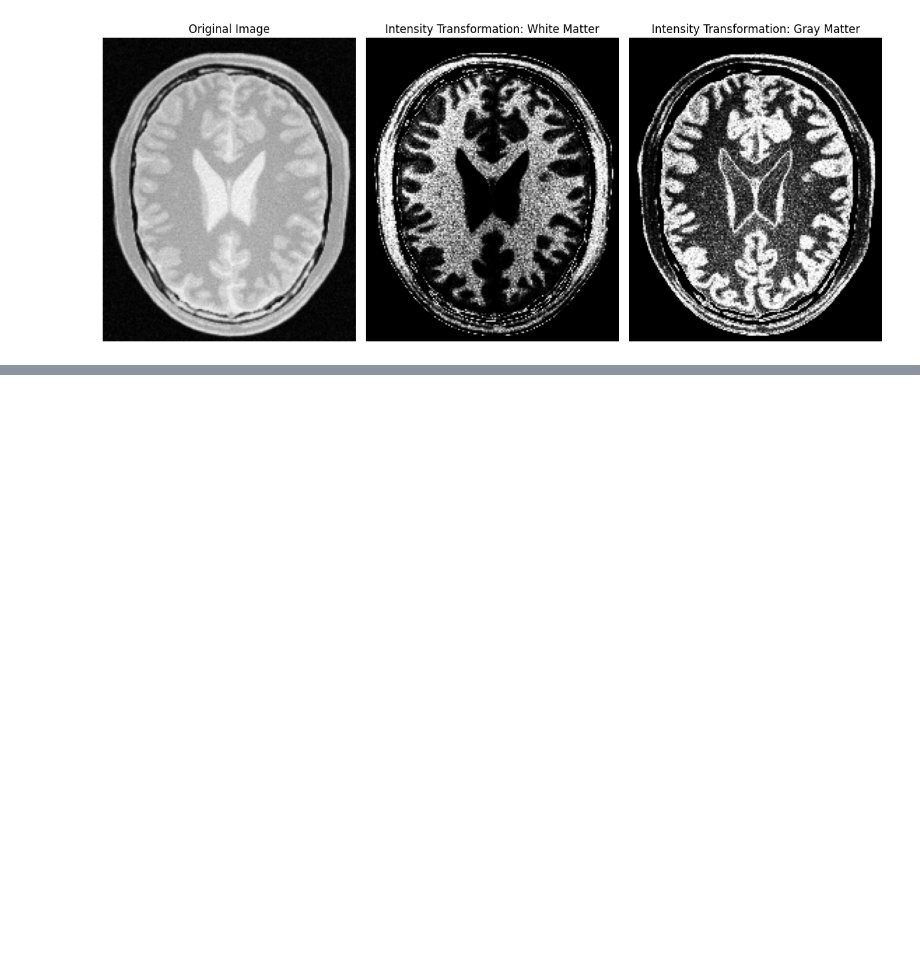
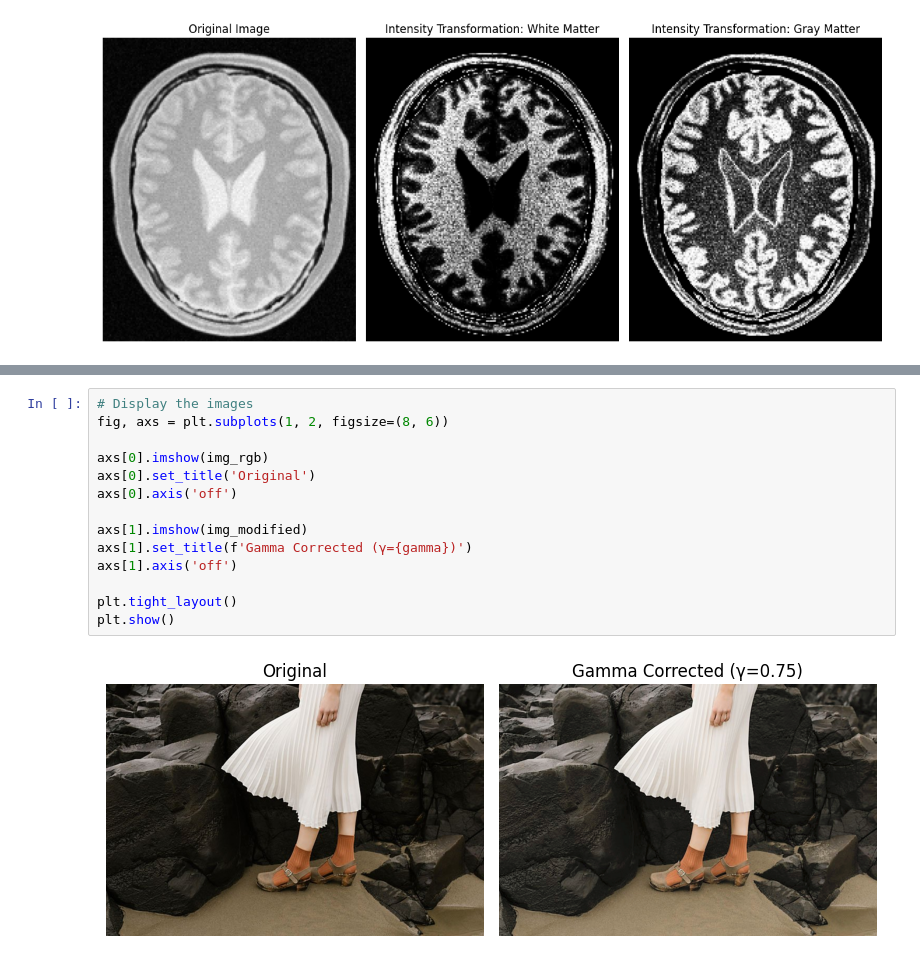
Before and after one commit to Shanmathu21/Point-Operations-and-Spatial-Filtering, a Jupyter notebook: assignment_1.ipynb, the cells around one changed output, grey strips where cells are left out. Cells and saved outputs as stored; diff of their text form; blank space fills up the shorter version.

```diff
--- a/assignment_1.ipynb
+++ b/assignment_1.ipynb
@@ -110,0 +152,16 @@ plt.show()
+# %%
+# Display the images
+fig, axs = plt.subplots(1, 2, figsize=(8, 6))
+
+axs[0].imshow(img_rgb)
+axs[0].set_title('Original')
+axs[0].axis('off')
+
+axs[1].imshow(img_modified)
+axs[1].set_title(f'Gamma Corrected (γ={gamma})')
+axs[1].axis('off')
+
+plt.tight_layout()
+plt.show()
+# %% [output]
+[figure, added]
```
Also changed, not shown: parts of 5 cells of this notebook.
